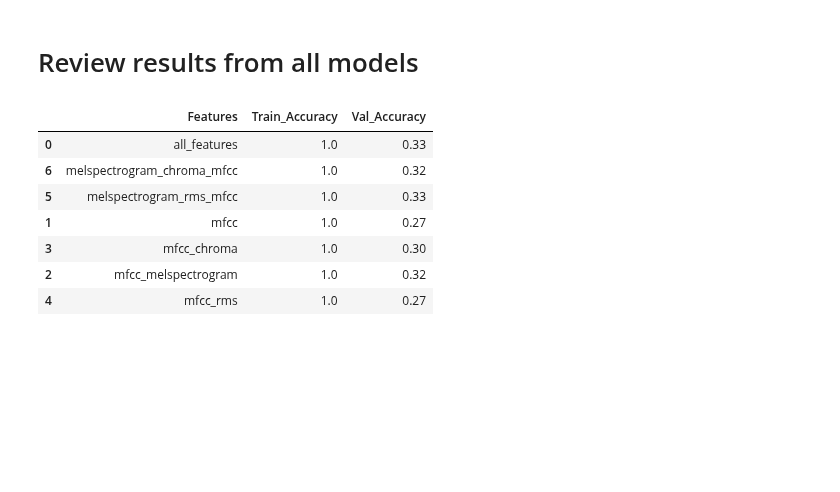
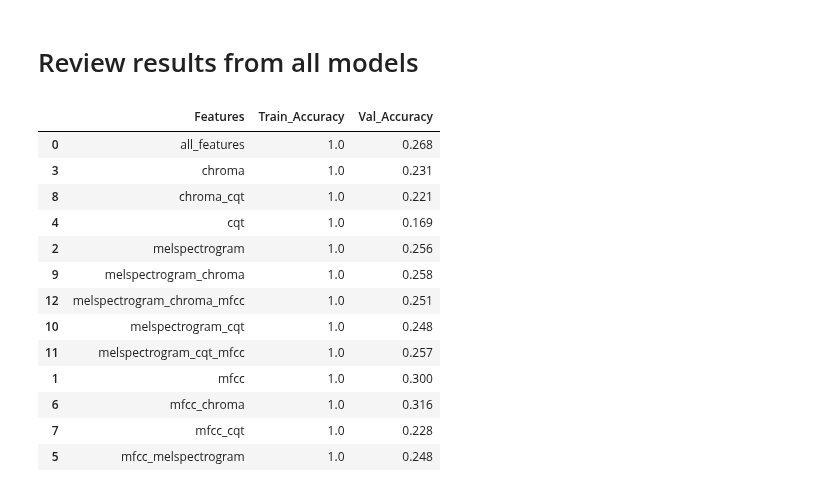
Before and after one commit to Thato-Mot/Final-Version-Of-Bird-Classification-Project, a Jupyter notebook: a. Imbalanced-Data/3a. Google Training/d. KNN/a_KNN_imbalanced_avgpool_6s.ipynb, the cells around one changed output. Drawn from its saved outputs; the diff is of its cells as text; code cells hidden in the pictures; blank space fills up the shorter version.

Commit message:
Fixing up the traditional models.. havent done hyperparameter tuning yet

```diff
--- a/a. Imbalanced-Data/3a. Google Training/d. KNN/a_KNN_imbalanced_avgpool_6s.ipynb
+++ b/a. Imbalanced-Data/3a. Google Training/d. KNN/a_KNN_imbalanced_avgpool_6s.ipynb
@@ -435,0 +826,4 @@ Validation accuracy: 0.3338607594936709
+# %%
+training_features = np.concatenate((train_features['melspectrogram'], train_features['cqt'], train_features['mfcc']), axis=1)
+
+training_features.shape
@@ -435,0 +832,4 @@ Validation accuracy: 0.3338607594936709
+# %%
+validation_features = np.concatenate((val_features['melspectrogram'], val_features['cqt'], val_features['mfcc']), axis=1)
+
+validation_features.shape
@@ -435,0 +838,6 @@ Validation accuracy: 0.3338607594936709
+# %%
+scaler = StandardScaler()
+training_features = scaler.fit_transform(training_features)
+validation_features = scaler.transform(validation_features)
+model = KNeighborsClassifier(n_neighbors=k, weights='distance')
+model.fit(training_features, train_y)
@@ -435,0 +846,6 @@ Validation accuracy: 0.3338607594936709
+# %%
+print('Training accuracy:', model.score(training_features, train_y))
+train_results['melspectrogram_cqt_mfcc'] = model.score(training_features, train_y)
+
+print('Validation accuracy:', model.score(validation_features, val_y))
+val_results['melspectrogram_cqt_mfcc'] = model.score(validation_features, val_y)
@@ -467,18 +926,24 @@ Validation accuracy: 0.32489451476793246
 # %% [markdown]
 # Review results from all models
 # %%
-train_results_df = pd.DataFrame(list(train_results.items()), columns=['Features', 'Train_Accuracy']).round(2)
-val_results_df = pd.DataFrame(list(val_results.items()), columns=['Features', 'Val_Accuracy']).round(2)
+train_results_df = pd.DataFrame(list(train_results.items()), columns=['Features', 'Train_Accuracy']).round(3)
+val_results_df = pd.DataFrame(list(val_results.items()), columns=['Features', 'Val_Accuracy']).round(3)
 
 result_df = train_results_df.merge(val_results_df, on='Features')
 result_df = result_df.sort_values('Features')
 result_df
 # %% [output]
 |  | Features | Train_Accuracy | Val_Accuracy |
-| 0 | all_features | 1.0 | 0.33 |
-| 6 | melspectrogram_chroma_mfcc | 1.0 | 0.32 |
-| 5 | melspectrogram_rms_mfcc | 1.0 | 0.33 |
-| 1 | mfcc | 1.0 | 0.27 |
-| 3 | mfcc_chroma | 1.0 | 0.30 |
-| 2 | mfcc_melspectrogram | 1.0 | 0.32 |
-| 4 | mfcc_rms | 1.0 | 0.27 |
+| 0 | all_features | 1.0 | 0.268 |
+| 3 | chroma | 1.0 | 0.231 |
+| 8 | chroma_cqt | 1.0 | 0.221 |
+| 4 | cqt | 1.0 | 0.169 |
+| 2 | melspectrogram | 1.0 | 0.256 |
+| 9 | melspectrogram_chroma | 1.0 | 0.258 |
+| 12 | melspectrogram_chroma_mfcc | 1.0 | 0.251 |
+| 10 | melspectrogram_cqt | 1.0 | 0.248 |
+| 11 | melspectrogram_cqt_mfcc | 1.0 | 0.257 |
+| 1 | mfcc | 1.0 | 0.300 |
+| 6 | mfcc_chroma | 1.0 | 0.316 |
+| 7 | mfcc_cqt | 1.0 | 0.228 |
+| 5 | mfcc_melspectrogram | 1.0 | 0.248 |
```
Also changed, not shown: parts of 82 cells of this notebook, 43 other files.
